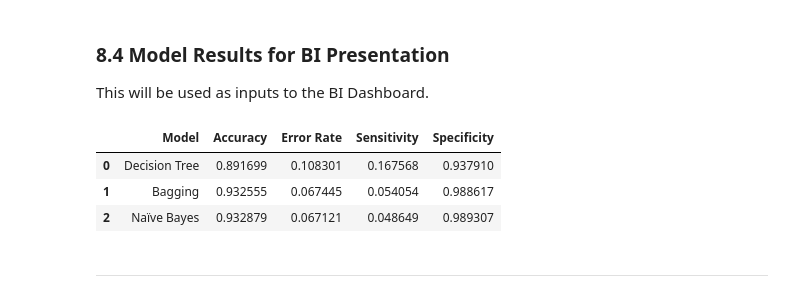
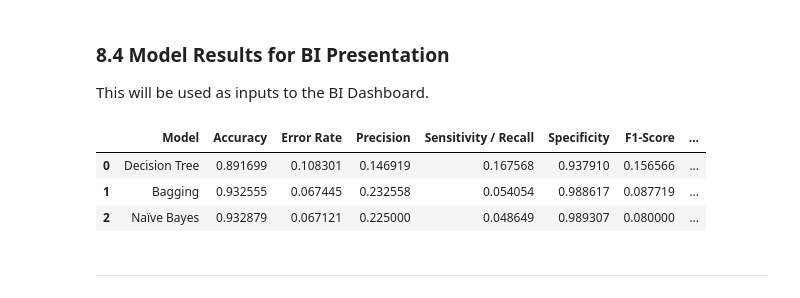
Before and after one commit to azhar-paraouty/vehicle-insurance-fraud-analysis, a Jupyter notebook: vehicle_insurance_fraud_analysis.ipynb, the cells around one changed output. Cells and saved outputs as stored; diff of their text form; code cells hidden in the pictures.

```diff
--- a/vehicle_insurance_fraud_analysis.ipynb
+++ b/vehicle_insurance_fraud_analysis.ipynb
@@ -1909,18 +2008,42 @@ This will be used as inputs to the BI Dashboard.
 # %%
 model_results = pd.DataFrame({
   "Model": ["Decision Tree", "Bagging", "Naïve Bayes"],
   "Accuracy": [accuracy_dt, accuracy_bagging, accuracy_nb],
   "Error Rate": [error_rate_dt, error_rate_bagging, error_rate_nb],
-  "Sensitivity": [sensitivity_dt, sensitivity_bagging, sensitivity_nb],
-  "Specificity": [specificity_dt, specificity_bagging, specificity_nb]
+  "Precision": [precision_dt, precision_bagging, precision_nb],
+  "Sensitivity / Recall": [
+    sensitivity_dt,
+    sensitivity_bagging,
+    sensitivity_nb
+  ],
+  "Specificity": [
+    specificity_dt,
+    specificity_bagging,
+    specificity_nb
+  ],
+  "F1-Score": [
+    f1_dt,
+    f1_bagging,
+    f1_nb
+  ],
+  "False Positive Rate": [
+    false_positive_rate_dt,
+    false_positive_rate_bagging,
+    false_positive_rate_nb
+  ],
+  "False Negative Rate": [
+    false_negative_rate_dt,
+    false_negative_rate_bagging,
+    false_negative_rate_nb
+  ]
 })
 
 model_results
 # %% [output]
-|  | Model | Accuracy | Error Rate | Sensitivity | Specificity |
-| 0 | Decision Tree | 0.891699 | 0.108301 | 0.167568 | 0.937910 |
-| 1 | Bagging | 0.932555 | 0.067445 | 0.054054 | 0.988617 |
-| 2 | Naïve Bayes | 0.932879 | 0.067121 | 0.048649 | 0.989307 |
+|  | Model | Accuracy | Error Rate | Precision | Sensitivity / Recall | Specificity | F1-Score | ... |
+| 0 | Decision Tree | 0.891699 | 0.108301 | 0.146919 | 0.167568 | 0.937910 | 0.156566 | ... |
+| 1 | Bagging | 0.932555 | 0.067445 | 0.232558 | 0.054054 | 0.988617 | 0.087719 | ... |
+| 2 | Naïve Bayes | 0.932879 | 0.067121 | 0.225000 | 0.048649 | 0.989307 | 0.080000 | ... |
 # %%
 # Save results to csv file
 
```
Also changed, not shown: parts of 9 cells of this notebook, 1 other file.
